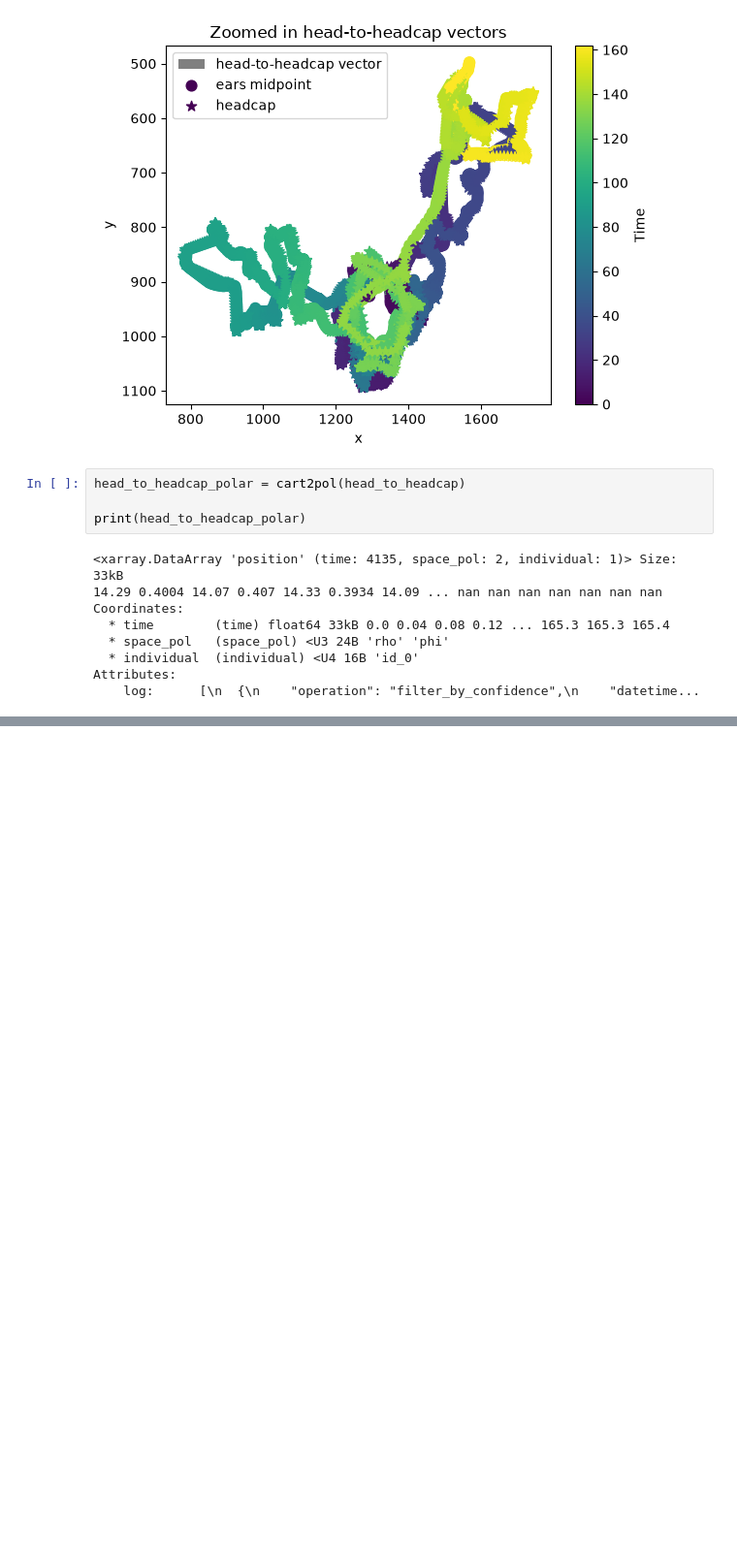
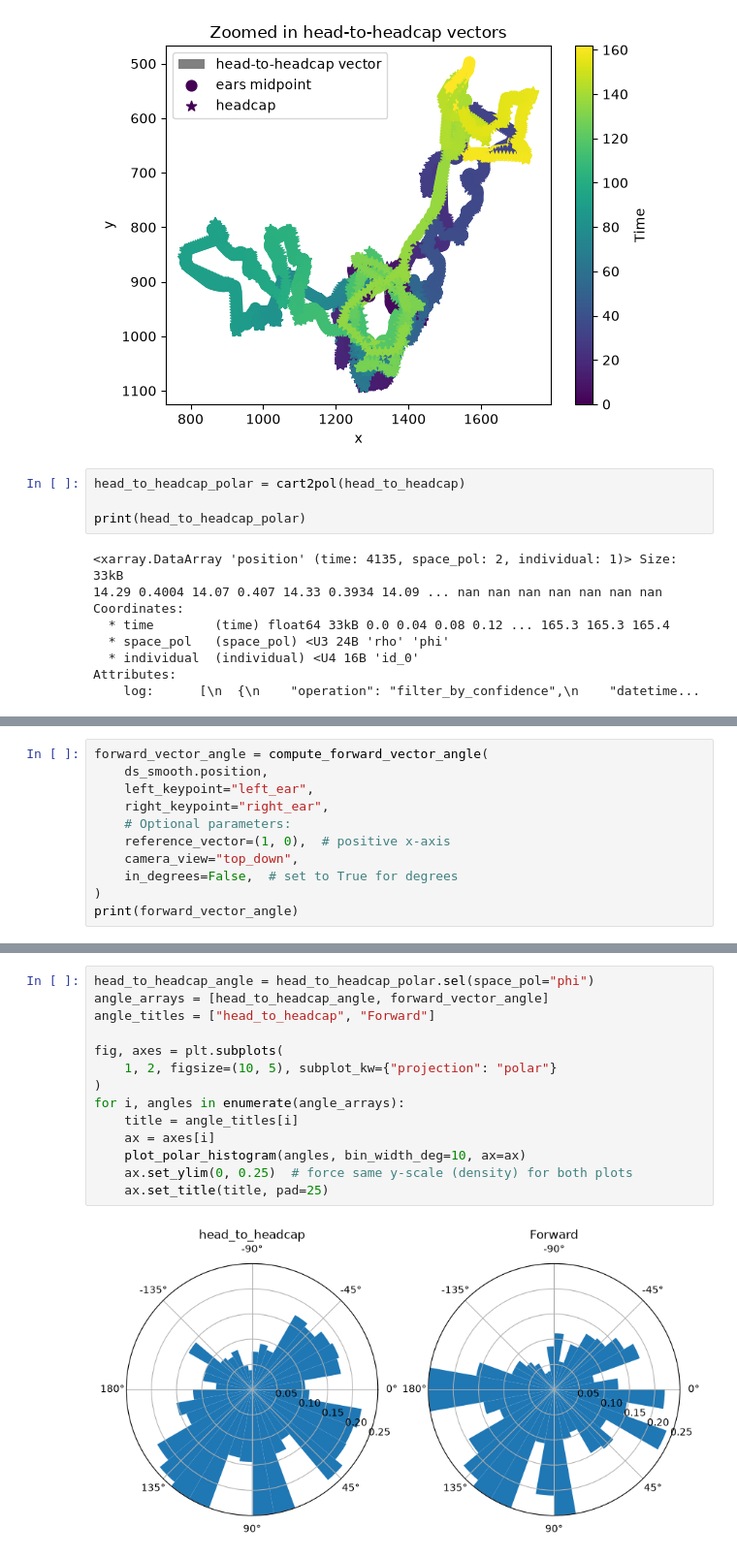
Before and after one commit to SaraMarcoccia/Prototype-for-integrating-movement-SpikeInterface-and-pynapple-OSSS2026-, a Jupyter notebook: HeadCentroid_Directory.ipynb, the cells around one changed output, grey strips where cells are left out. Shown at 97% size. Saved outputs shown, nothing was run; the diff lists cells and outputs as text; blank space fills up the shorter version.

Commit message:
completed the Head Direction Vectors

```diff
--- a/HeadCentroid_Directory.ipynb
+++ b/HeadCentroid_Directory.ipynb
@@ -299,0 +329,11 @@ Attributes:
+# %%
+forward_vector_angle = compute_forward_vector_angle(
+    ds_smooth.position,
+    left_keypoint="left_ear",
+    right_keypoint="right_ear",
+    # Optional parameters:
+    reference_vector=(1, 0),  # positive x-axis
+    camera_view="top_down",
+    in_degrees=False,  # set to True for degrees
+)
+print(forward_vector_angle)
@@ -299,0 +390,16 @@ Attributes:
+# %%
+head_to_headcap_angle = head_to_headcap_polar.sel(space_pol="phi")
+angle_arrays = [head_to_headcap_angle, forward_vector_angle]
+angle_titles = ["head_to_headcap", "Forward"]
+
+fig, axes = plt.subplots(
+    1, 2, figsize=(10, 5), subplot_kw={"projection": "polar"}
+)
+for i, angles in enumerate(angle_arrays):
+    title = angle_titles[i]
+    ax = axes[i]
+    plot_polar_histogram(angles, bin_width_deg=10, ax=ax)
+    ax.set_ylim(0, 0.25)  # force same y-scale (density) for both plots
+    ax.set_title(title, pad=25)
+# %% [output]
+[figure, added]
```
Also changed, not shown: parts of 5 cells of this notebook.
